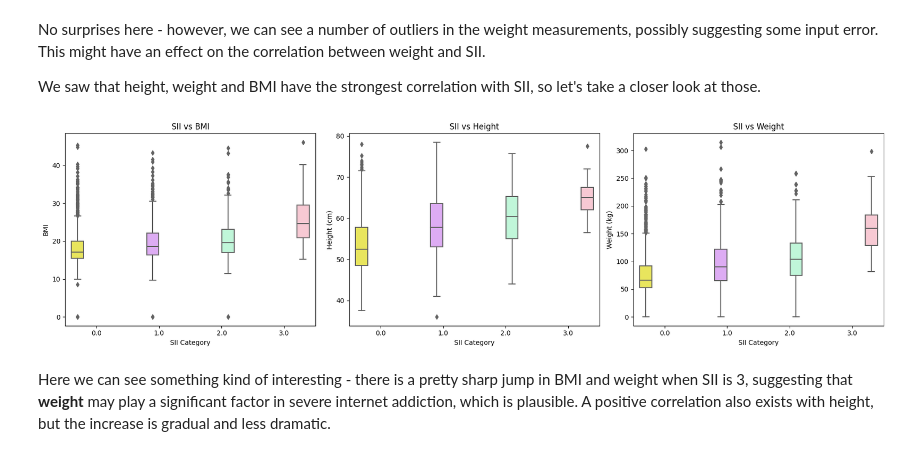
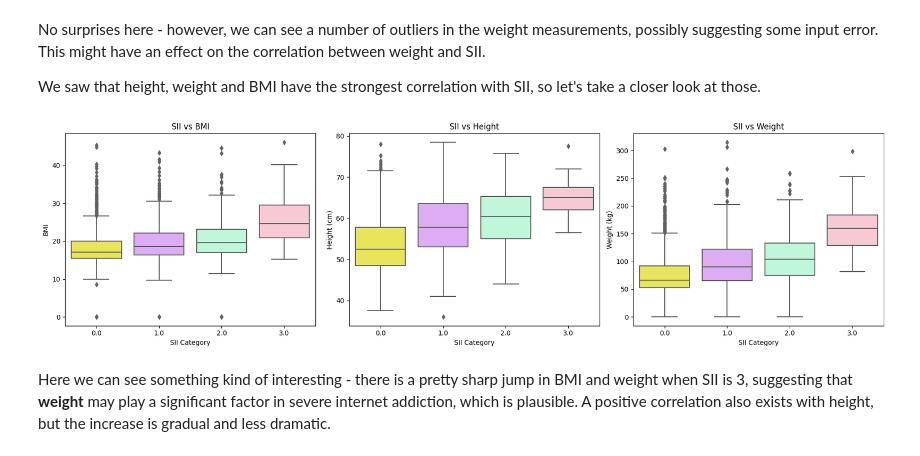
Before and after one commit to tomragus/CMI-PIU-Model, a Jupyter notebook: cmi-piu-notebook-draft.ipynb, the cells around one changed output. Cells and saved outputs as stored; diff of their text form; code cells hidden in the pictures.

```diff
--- a/cmi-piu-notebook-draft.ipynb
+++ b/cmi-piu-notebook-draft.ipynb
@@ -477,30 +478,27 @@ We saw that height, weight and BMI have the strongest correlation with SII, so l
 # %%
 fig, axes = plt.subplots(1, 3, figsize=(18, 5))
 
 # create boxplot: SII vs BMI
-sns.boxplot(x='sii', y='Physical-BMI', data=train, hue='sii', ax=axes[0], palette=custom_palette[:4])
+sns.boxplot(x='sii', y='Physical-BMI', data=train, ax=axes[0], palette=custom_palette[:4])
 axes[0].set_title('SII vs BMI')
 axes[0].set_xlabel('SII Category')
 axes[0].set_ylabel('BMI')
-axes[0].get_legend().remove()
 
 # create boxplot: SII vs Height
-sns.boxplot(x='sii', y='Physical-Height', data=train, hue='sii', ax=axes[1], palette=custom_palette[:4])
+sns.boxplot(x='sii', y='Physical-Height', data=train, ax=axes[1], palette=custom_palette[:4])
 axes[1].set_title('SII vs Height')
 axes[1].set_xlabel('SII Category')
 axes[1].set_ylabel('Height (cm)')
-axes[1].get_legend().remove()
 
 # create boxplot: SII vs Weight
-sns.boxplot(x='sii', y='Physical-Weight', data=train, hue='sii', ax=axes[2], palette=custom_palette[:4])
+sns.boxplot(x='sii', y='Physical-Weight', data=train, ax=axes[2], palette=custom_palette[:4])
 axes[2].set_title('SII vs Weight')
 axes[2].set_xlabel('SII Category')
 axes[2].set_ylabel('Weight (kg)')
-axes[2].get_legend().remove()
 plt.tight_layout()
 plt.show()
 # %% [output]
-[figure, old version]
+[figure, new version]
 # %% [markdown]
 Here we can see something kind of interesting - there is a pretty sharp jump in BMI and weight when SII is 3, suggesting that **weight** may play a significant factor in severe internet addiction, which is plausible. A positive correlation also exists with height, but the increase is gradual and less dramatic.
 # %% [markdown]
```
Also changed, not shown: parts of 3 cells of this notebook.
